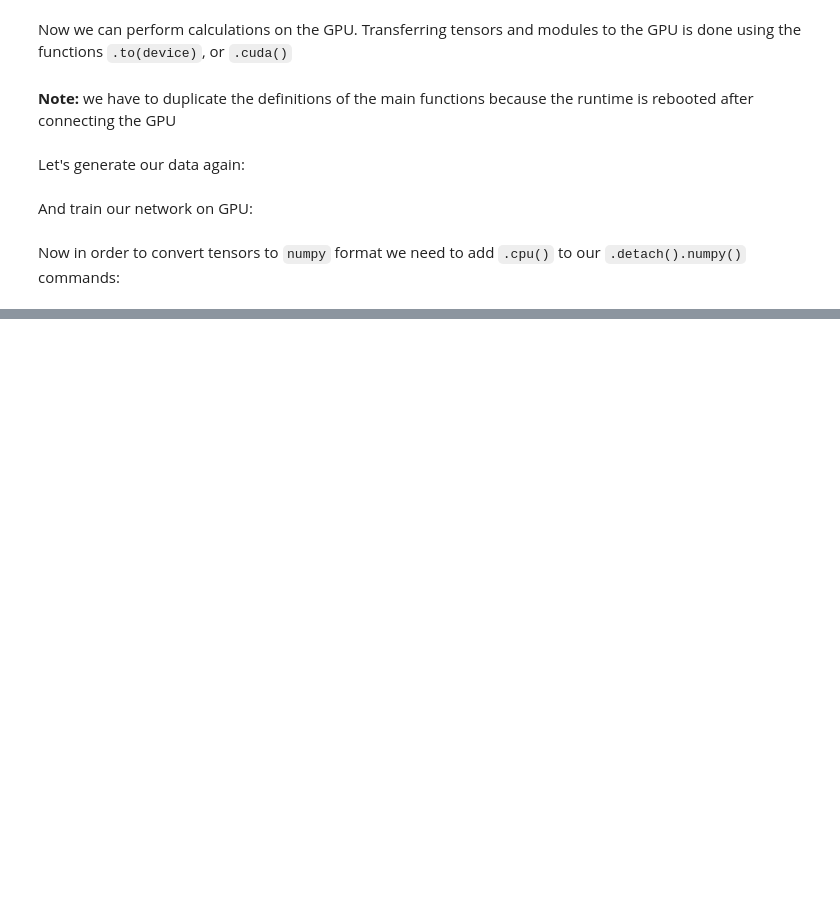
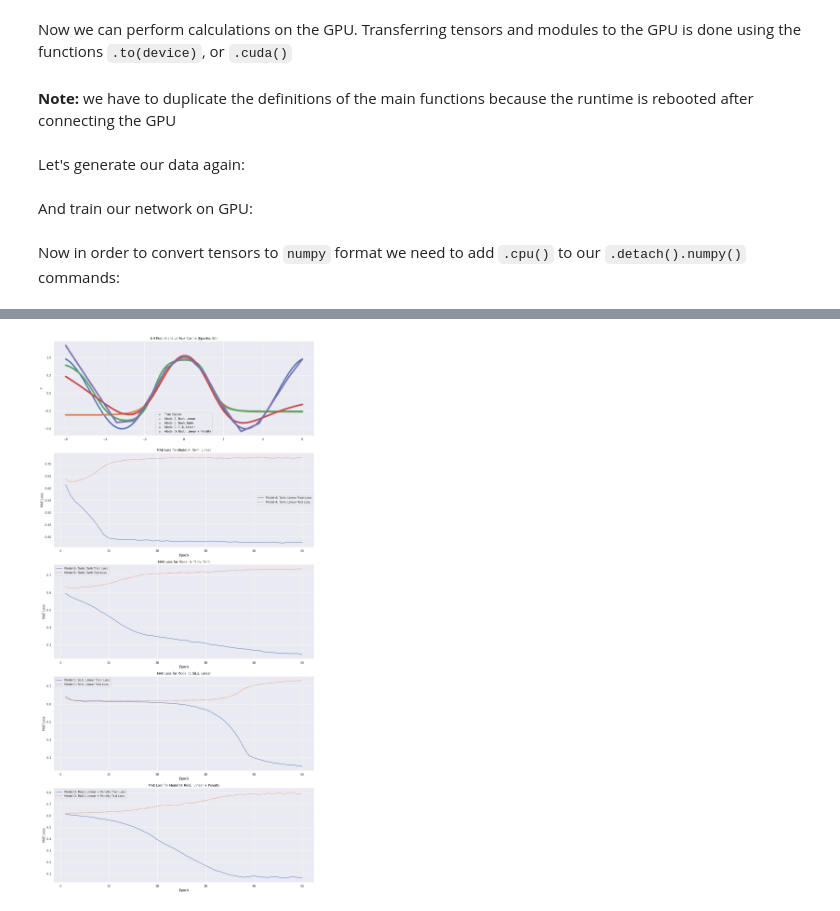
Before and after one commit to NnamdiOdozi/NEBIUS_MAR_2026, a Jupyter notebook: Week_6_practice_session.ipynb, the cells around one changed output, grey strips where cells are left out. Saved outputs shown, nothing was run; the diff lists cells and outputs as text; code cells hidden in the pictures; blank space fills up the shorter version.

```diff
--- a/Week_6_practice_session.ipynb
+++ b/Week_6_practice_session.ipynb
@@ -495,0 +603,79 @@ plt.legend()
+# %%
+import matplotlib.pyplot as plt
+import seaborn as sns
+sns.set_theme()
+
+# Redefine X and Y for a consistent uniform distribution
+X = (torch.rand(1000, 1) * 12) - 6 # 1000 samples from -6 to 6
+Y = torch.cos(X)
+
+# Define test data for plotting
+X_test_plot = torch.linspace(-6, 6, 1000).to(device)
+Y_test_plot = torch.cos(X_test_plot)
+
+# Dataloader for training
+train_loader = torch.utils.data.DataLoader(list(zip(X, Y)), batch_size=16, shuffle=True)
+
+# Epochs to compare
+epoch_counts = [10, 20, 30]
+
+# Store results for plotting
+results = {}
+
+for epochs in epoch_counts:
+    print(f"\n--- Training for {epochs} epochs ---")
+    models = {
+        "Model A: Tanh, Linear": Net_Extended(dim=1, hidden_activation=nn.Tanh, output_activation=nn.Identity).to(device),
+        "Model B: Tanh, Tanh": Net_Extended(dim=1, hidden_activation=nn.Tanh, output_activation=nn.Tanh).to(device),
+        "Model C: SiLU, Linear": Net_Extended(dim=1, hidden_activation=nn.SiLU, output_activation=nn.Identity).to(device),
+        "Model D: ReLU, Linear + Penalty": Net_Extended(dim=1, hidden_activation=nn.ReLU, output_activation=nn.Identity, range_penalty_lambda=0.1).to(device) # lambda set to 0.1
+    }
+
+    results[epochs] = {}
+
+    for model_name, model_instance in models.items():
+        print(f"Training {model_name}...")
+        criterion = torch.nn.L1Loss()
+        optimizer = torch.optim.SGD(model_instance.parameters(), lr=1e-2)
+
+        # Use the specific train_with_penalty function for Model D
+        if "Penalty" in model_name:
+            trained_model, train_loss_history, test_loss_history = train_with_penalty(model_instance, train_loader, criterion, optimizer, epochs, X_test_plot, Y_test_plot)
+        else:
+            trained_model, train_loss_history, test_loss_history = train(model_instance, train_loader, criterion, optimizer, epochs, X_test_plot, Y_test_plot) # Use original train for others
+
+        nn_prediction = trained_model(X_test_plot.view(-1, 1))
+        results[epochs][model_name] = {
+            "predictions": nn_prediction.cpu().detach().numpy(),
+            "train_loss_history": train_loss_history,
+            "test_loss_history": test_loss_history
+        }
+
+    # Plotting for current epoch count
+    n_models = len(models)
+    fig = plt.figure(figsize=(15, 6 * (1 + n_models))) # Adjusted height for more subplots
+
+    # Plot predictions on the first subplot
+    ax_pred = fig.add_subplot(1 + n_models, 1, 1)
+    ax_pred.scatter(x=X_test_plot.cpu(), y=Y_test_plot.cpu(), label='True Cosine', alpha=0.6, s=20);
+    for model_name, data in results[epochs].items():
+        ax_pred.scatter(x=X_test_plot.cpu(), y=data["predictions"], label=model_name, alpha=0.6, s=30);
+    ax_pred.set_title(f'NN Predictions vs True Cosine (Epochs: {epochs})')
+    ax_pred.set_ylabel('Y')
+    ax_pred.legend()
+    ax_pred.grid(True)
+
+    # Plot loss histories on subsequent subplots
+    for i, (model_name, data) in enumerate(results[epochs].items()):
+        ax_loss = fig.add_subplot(1 + n_models, 1, i + 2)
+        ax_loss.plot(range(1, epochs + 1), data["train_loss_history"], label=f'{model_name} Train Loss');
+        ax_loss.plot(range(1, epochs + 1), data["test_loss_history"], label=f'{model_name} Test Loss', linestyle='--');
+        ax_loss.set_title(f'MAE Loss for {model_name}')
+        ax_loss.set_xlabel('Epoch')
+        ax_loss.set_ylabel('MAE Loss')
+        ax_loss.legend()
+        ax_loss.grid(True)
+
+    plt.tight_layout()
+    plt.show()
+# %% [output]
@@ -495,0 +687 @@ plt.legend()
+[figure, added]
```
Also changed, not shown: parts of 12 cells of this notebook.
